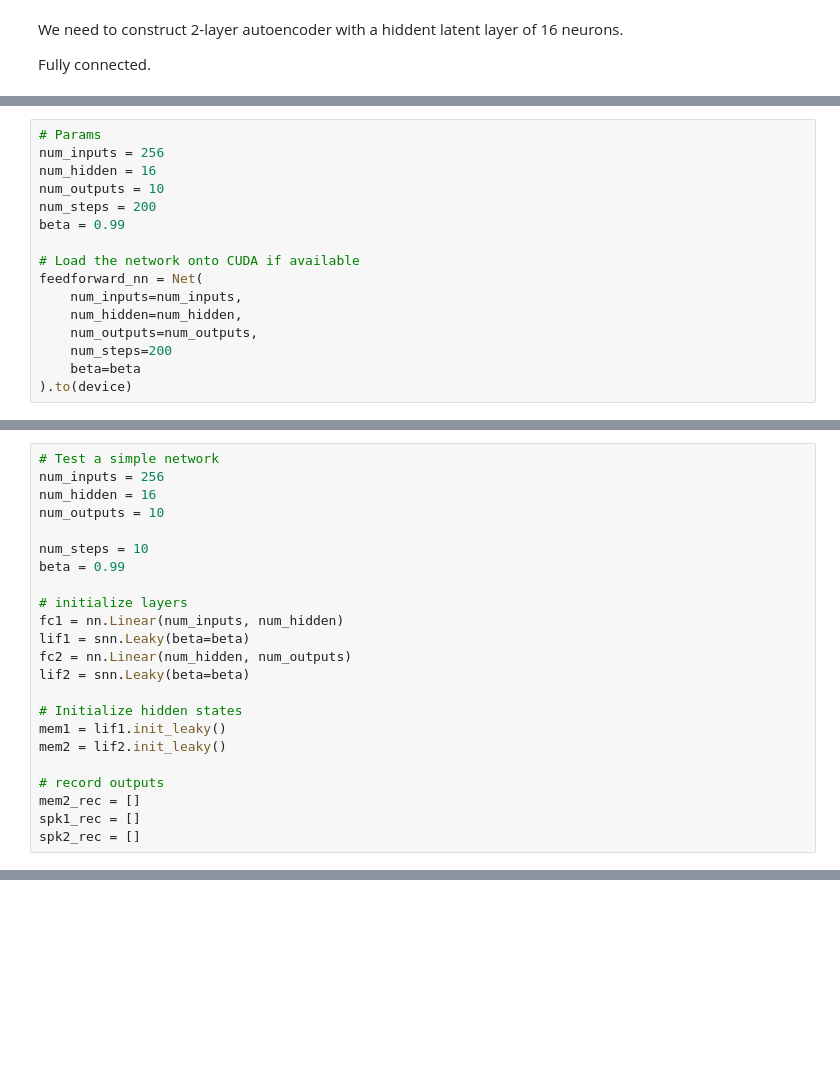
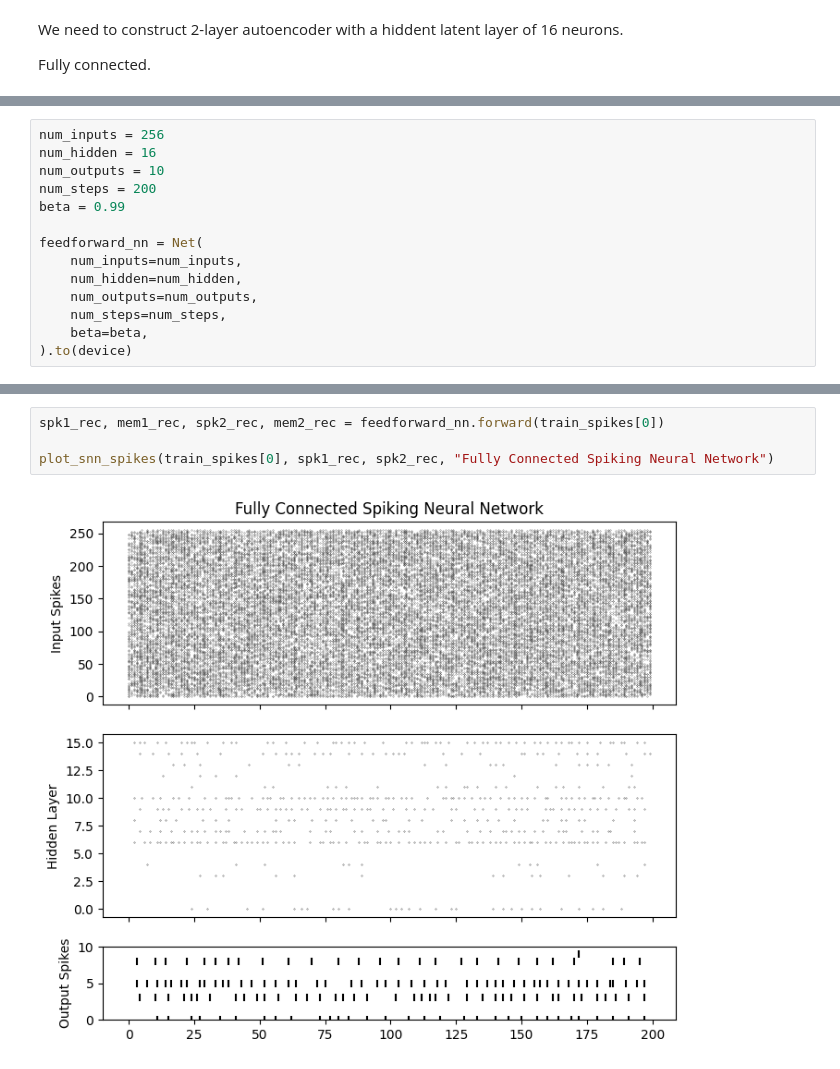
Before and after one commit to BTrifonov/BTrifonov, a Jupyter notebook: snn_network.ipynb, the cells around one changed output, grey strips where cells are left out. Drawn from its saved outputs; the diff is of its cells as text; blank space fills up the shorter version.

```diff
--- a/snn_network.ipynb
+++ b/snn_network.ipynb
@@ -405,16 +441,14 @@ class Net(nn.Module):
 # %%
-# Params
 num_inputs = 256
 num_hidden = 16
 num_outputs = 10
 num_steps = 200
 beta = 0.99
 
-# Load the network onto CUDA if available
 feedforward_nn = Net(
     num_inputs=num_inputs,
     num_hidden=num_hidden,
     num_outputs=num_outputs,
-    num_steps=200
-    beta=beta
+    num_steps=num_steps,
+    beta=beta,
 ).to(device)
@@ -423,26 +455,3 @@ TypeError: Net.__init__() missing 1 required positional argument: 'num_steps'
-# %%
-# Test a simple network
-num_inputs = 256
-num_hidden = 16
-num_outputs = 10
-
-num_steps = 10
-beta = 0.99
-
-# initialize layers
-fc1 = nn.Linear(num_inputs, num_hidden)
-lif1 = snn.Leaky(beta=beta)
-fc2 = nn.Linear(num_hidden, num_outputs)
-lif2 = snn.Leaky(beta=beta)
-
-# Initialize hidden states
-mem1 = lif1.init_leaky()
-mem2 = lif2.init_leaky()
-
-# record outputs
-mem2_rec = []
-spk1_rec = []
-spk2_rec = []
 # %%
 train_spikes = generate_random_spikes(
     n_samples = 1,
@@ -476,0 +466,6 @@ plot_snn_spikes(train_spikes[0], spk1_rec, spk2_rec, "Fully Connected Spiking Ne
+# %%
+spk1_rec, mem1_rec, spk2_rec, mem2_rec = feedforward_nn.forward(train_spikes[0])
+
+plot_snn_spikes(train_spikes[0], spk1_rec, spk2_rec, "Fully Connected Spiking Neural Network")
+# %% [output]
+[figure, added]
```
Also changed, not shown: parts of 6 cells of this notebook.
